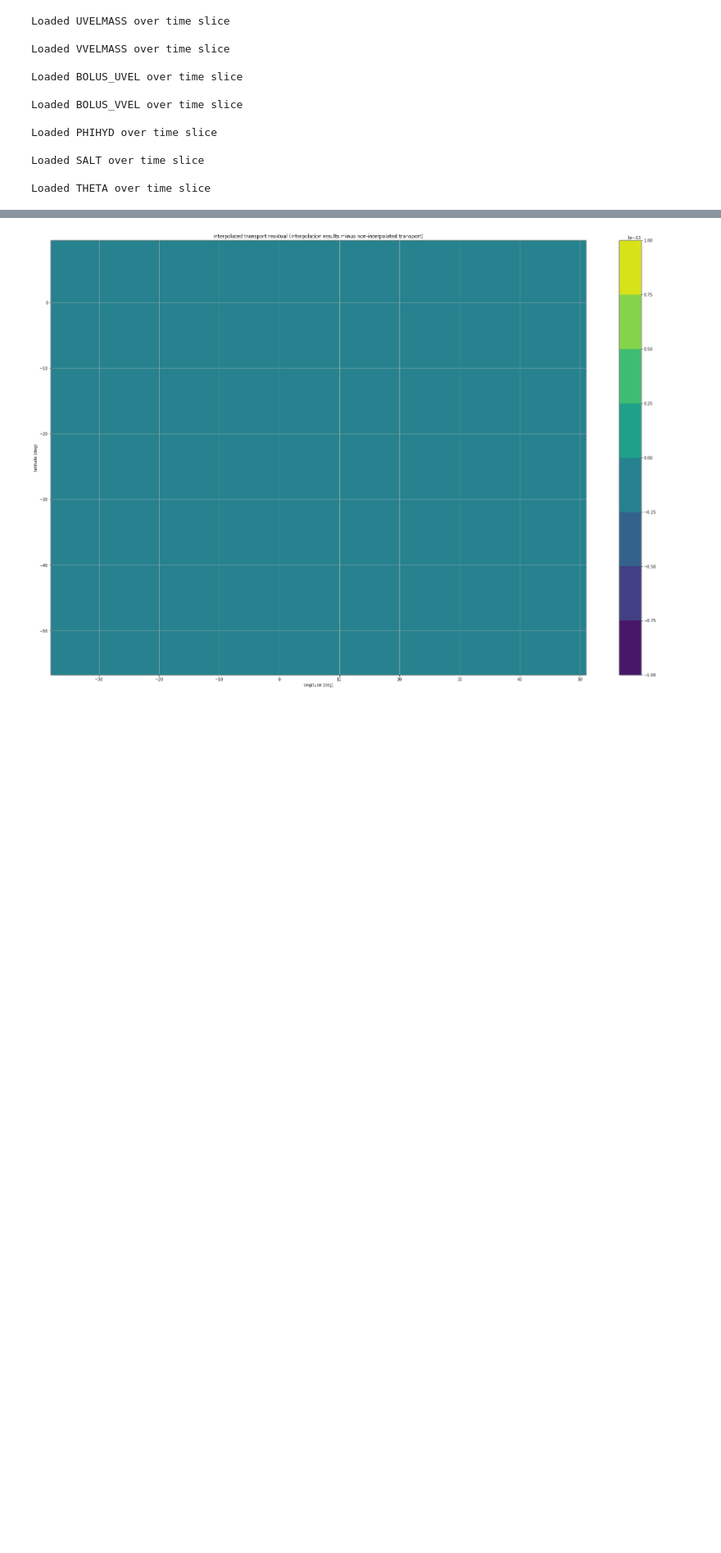
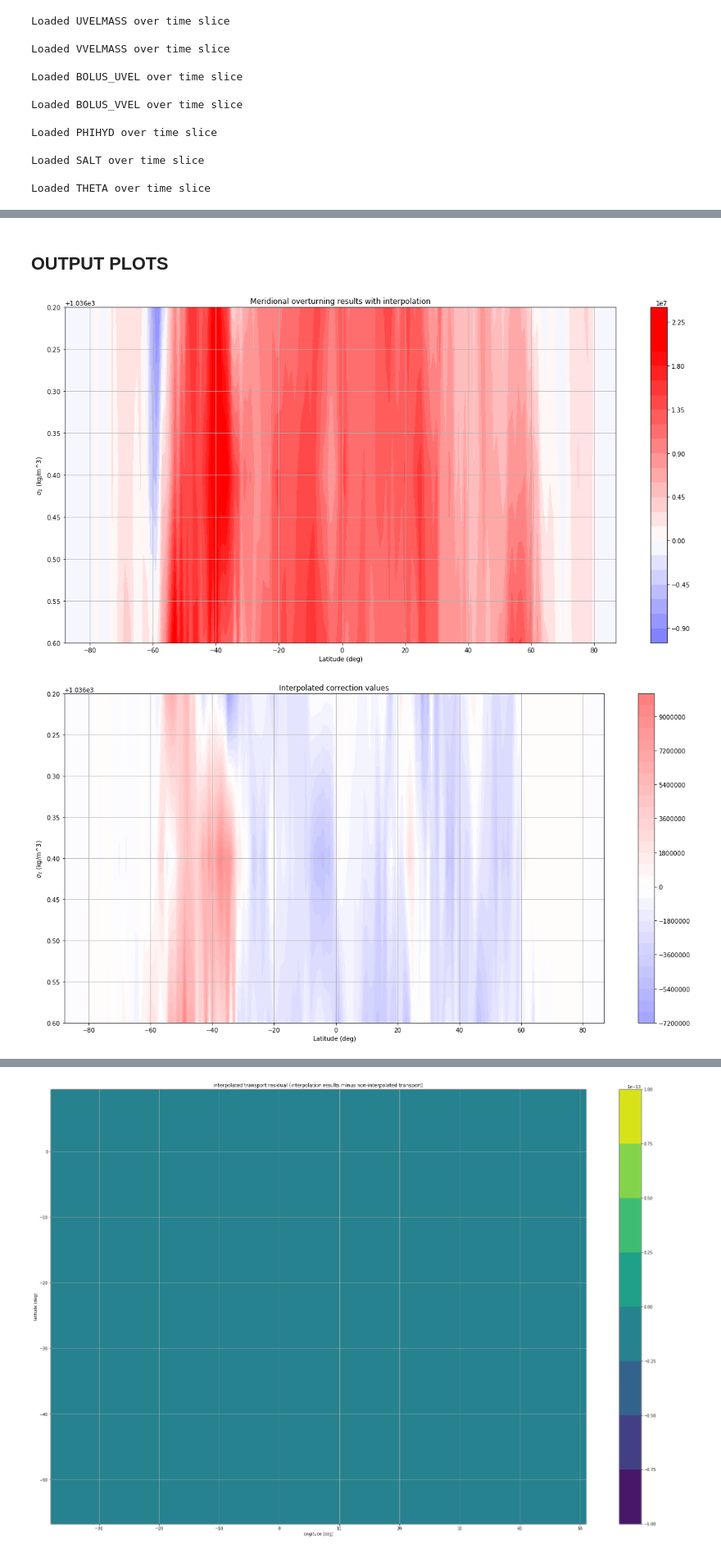
Before and after one commit to tatsumonkman47/ECCO-potential-density-overturning, a Jupyter notebook: meridional_overturning_in_potdens_space_PROTOTYPE.ipynb, the cells around one changed output, grey strips where cells are left out. Shown: that part at 82% size. Saved outputs shown, nothing was run; the diff lists cells and outputs as text; code cells hidden in the pictures; blank space fills up the shorter version.

```diff
--- a/meridional_overturning_in_potdens_space_PROTOTYPE.ipynb
+++ b/meridional_overturning_in_potdens_space_PROTOTYPE.ipynb
@@ -133,7 +133,7 @@ lat_vals = np.arange(-88,88)
 # add padding to either end of the pot. density coordinates
 # just trying with slightly coarser resolution
 #(what pot density resolution is valid in this case?)
-pot_dens_coord = np.arange(1032.0,1037.41,0.2)
+pot_dens_coord = np.arange(1032.0,1037.61,0.2)
 
 #pot_dens_coord = np.concatenate((np.asarray([1000.]),pot_dens_coord, np.arange(1035.0,1038,0.1)))
 
@@ -285,6 +285,10 @@ for density in pot_dens_coord:
     depth_integrated_trsp_y.load()
     depth_integrated_trsp_y = depth_integrated_trsp_y.sum(dim='k') + transport_integral_y
 
+    depth_integrated_trsp_x_no_interp = (transport_x*potdens_stencil_x.fillna(0)).sum(dim='k')
+    depth_integrated_trsp_x_no_interp.load()
+    depth_integrated_trsp_y_no_interp = (transport_y*potdens_stencil_y.fillna(0)).sum(dim='k')
+    depth_integrated_trsp_y_no_interp.load()
 
 
     print('starting lat-band filtering')
@@ -299,8 +303,8 @@ for density in pot_dens_coord:
         lat_trsp_x_interp = (transport_integral_x * lat_maskW).sum(dim=['i_g','j','tile'],skipna=True)
         lat_trsp_y_interp = (transport_integral_y * lat_maskS).sum(dim=['i','j_g','tile'],skipna=True)
         # data for overturning with no interpolation..
-        lat_trsp_x_no_interp = (transport_x*(potdens_stencil_x.fillna(0)).sum(dim='k') * lat_maskW).sum(dim=['i_g','j','tile'],skipna=True)
-        lat_trsp_y_no_interp = (transport_x*(potdens_stencil_x.fillna(0)).sum(dim='k') * lat_maskS).sum(dim=['i','j_g','tile'],skipna=True)
+        lat_trsp_x_no_interp = (depth_integrated_trsp_x_no_interp * lat_maskW).sum(dim=['i_g','j','tile'],skipna=True)
+        lat_trsp_y_no_interp = (depth_integrated_trsp_y_no_interp * lat_maskS).sum(dim=['i','j_g','tile'],skipna=True)
 
         depth_integrated_pdens_transport_latx.loc[{'lat':lat,'pot_rho':density}] = lat_trsp_x
         depth_integrated_pdens_transport_laty.loc[{'lat':lat,'pot_rho':density}] = lat_trsp_y
@@ -320,0 +338,63 @@ ValueError: shape mismatch: value array of shape (12, 50) could not be broadcast
+# %% [markdown]
+## OUTPUT PLOTS
+# %%
+min_lat = 0
+max_lat = 178
+d_levels = np.arange(0,50)
+
+pvmin = -2e7
+pvmax = 2e7
+
+plt.figure(figsize=(20,10))
+#vmin = depth_integrated_pdens_transport.min()
+#vmax = depth_integrated_pdens_transport.max()
+plt.contourf(depth_integrated_pdens_transport_laty.lat[min_lat:max_lat],
+             pot_dens_coord[1:],
+             -1*depth_integrated_pdens_transport_laty.mean(dim='time')[1:,min_lat:max_lat]-1*depth_integrated_pdens_transport_latx.mean(dim='time')[1:,min_lat:max_lat],30,
+             cmap='bwr',
+            vmin=pvmin,
+            vmax=pvmax)
+plt.colorbar()
+plt.title("Meridional overturning results with interpolation")
+plt.xlabel("Latitude (deg)")
+plt.ylabel("$\sigma_{2}$ (kg/m^3)")
+plt.grid()
+plt.gca().invert_yaxis()
+plt.show()
+plt.close()
+
+plt.figure(figsize=(20,10))
+plt.contourf(depth_integrated_pdens_transport_laty.lat[min_lat:max_lat],
+             pot_dens_coord[1:],
+             (-1*depth_integrated_x_interp_results.mean(dim='time')[1:,min_lat:max_lat]-1*depth_integrated_y_interp_results.mean(dim='time')[1:,min_lat:max_lat]),30,
+             cmap='bwr',
+             vmin=pvmin,
+             vmax=pvmax)
+plt.colorbar()
+plt.title("Interpolated correction values")
+plt.xlabel("Latitude (deg)")
+plt.ylabel("$\sigma_{2}$ (kg/m^3)")
+plt.grid()
+plt.gca().invert_yaxis()
+plt.show()
+plt.close()
+
+
+plt.figure(figsize=(20,10))
+plt.contourf(depth_integrated_pdens_transport_laty.lat[min_lat:max_lat],
+             pot_dens_coord[1:],
+             (-1*depth_integrated_x_pdens_transport_no_interp.mean(dim='time')[1:,min_lat:max_lat]-1*depth_integrated_y_pdens_transport_no_interp.mean(dim='time')[1:,min_lat:max_lat]),30,
+             cmap='bwr',
+             vmin=pvmin,
+             vmax=pvmax)
+plt.colorbar()
+plt.title("non-interpolated overturning results")
+plt.xlabel("Latitude (deg)")
+plt.ylabel("$\sigma_{2}$ (kg/m^3)")
+plt.grid()
+plt.gca().invert_yaxis()
+plt.show()
+plt.close()
+# %% [output]
+[figure, added]
+[figure, added]
```
Also changed, not shown: parts of 5 cells of this notebook.
